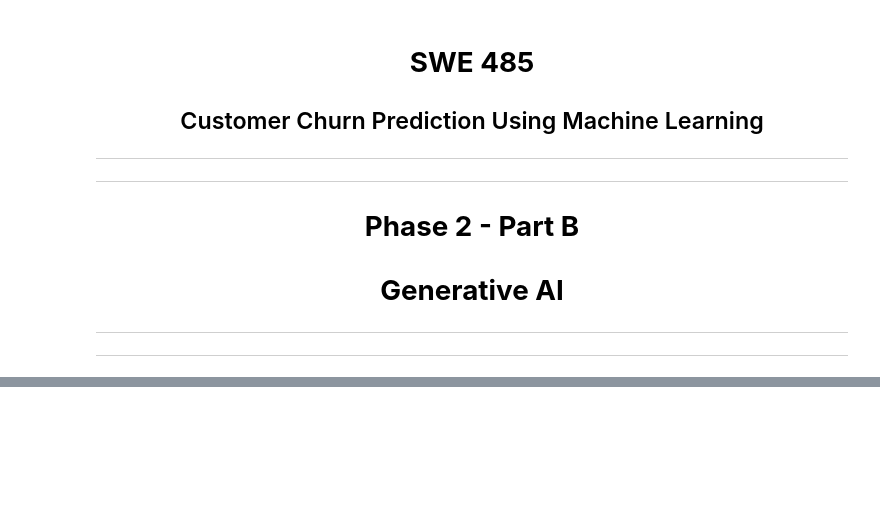
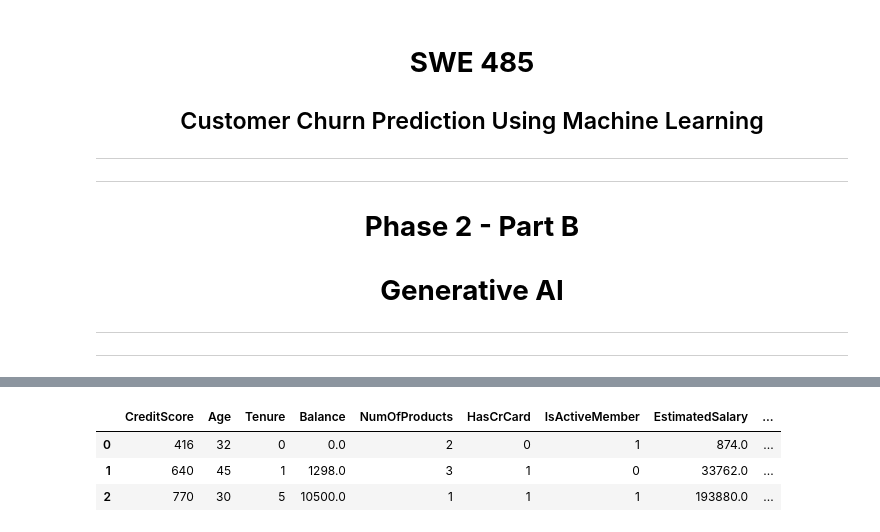
Before and after one commit to itsWesam/SWE485-Project-Group4, a Jupyter notebook: Phase2_Generative_AI.ipynb, the cells around one changed output, grey strips where cells are left out. Saved outputs shown, nothing was run; the diff lists cells and outputs as text; code cells hidden in the pictures; blank space fills up the shorter version.

```diff
--- a/Phase2_Generative_AI.ipynb
+++ b/Phase2_Generative_AI.ipynb
@@ -661,0 +197,13 @@ However, the strict brevity limits the depth of analysis, and some generalizatio
+# %%
+cases_raw = []
+
+for case_form in case_forms:
+    case_data = {
+        key: field.value
+        for key, field in case_form["fields"].items()
+    }
+    cases_raw.append(case_data)
+
+print("Collected Cases:")
+for i, c in enumerate(cases_raw, 1):
+    print(f"Case {i}: {c}")
@@ -661,0 +267,66 @@ However, the strict brevity limits the depth of analysis, and some generalizatio
+# %%
+import pandas as pd
+import numpy as np
+
+# convert runtime input into DataFrame
+df_user = pd.DataFrame(cases_raw)
+
+# -----------------------------
+# 1. feature engineering
+# -----------------------------
+df_user["HasBalance"] = (df_user["Balance"] > 0).astype(int)
+
+age_bins = [17, 29, 39, 49, 59, 120]
+age_labels = ["18_29", "30_39", "40_49", "50_59", "60_plus"]
+df_user["AgeGroup"] = pd.cut(df_user["Age"], bins=age_bins, labels=age_labels)
+
+df_user["ActiveBalance"] = df_user["Balance"] * df_user["IsActiveMember"]
+df_user["CustomerValue"] = df_user["Balance"] * df_user["NumOfProducts"]
+df_user["InactiveHighBalance"] = ((df_user["Balance"] > 0) & (df_user["IsActiveMember"] == 0)).astype(int)
+
+# -----------------------------
+# 2. categorical encoding
+# -----------------------------
+categorical_cols = ["Geography", "Gender", "AgeGroup"]
+df_user = pd.get_dummies(df_user, columns=categorical_cols, drop_first=True, dtype=int)
+
+# -----------------------------
+# 3. log transform
+# -----------------------------
+df_user["LogCustomerValue"] = np.log1p(df_user["CustomerValue"].clip(lower=0))
+df_user = df_user.drop(columns=["CustomerValue"])
+
+# -----------------------------
+# 4. match training columns exactly
+# -----------------------------
+expected_columns = [
+    "CreditScore",
+    "Age",
+    "Tenure",
+    "Balance",
+    "NumOfProducts",
+    "HasCrCard",
+    "IsActiveMember",
+    "EstimatedSalary",
+    "HasBalance",
+    "ActiveBalance",
+    "InactiveHighBalance",
+    "Geography_Germany",
+    "Geography_Spain",
+    "Gender_Male",
+    "AgeGroup_30_39",
+    "AgeGroup_40_49",
+    "AgeGroup_50_59",
+    "AgeGroup_60_plus",
+    "LogCustomerValue"
+]
+
+for col in expected_columns:
+    if col not in df_user.columns:
+        df_user[col] = 0
+
+df_user = df_user[expected_columns]
+
+print("Preprocessed user cases:")
+display(df_user)
+# %% [output]
@@ -661,0 +334,4 @@ However, the strict brevity limits the depth of analysis, and some generalizatio
+|  | CreditScore | Age | Tenure | Balance | NumOfProducts | HasCrCard | IsActiveMember | EstimatedSalary | ... |
+| 0 | 416 | 32 | 0 | 0.0 | 2 | 0 | 1 | 874.0 | ... |
+| 1 | 640 | 45 | 1 | 1298.0 | 3 | 1 | 0 | 33762.0 | ... |
+| 2 | 770 | 30 | 5 | 10500.0 | 1 | 1 | 1 | 193880.0 | ... |
```
Also changed, not shown: parts of 52 cells of this notebook.
